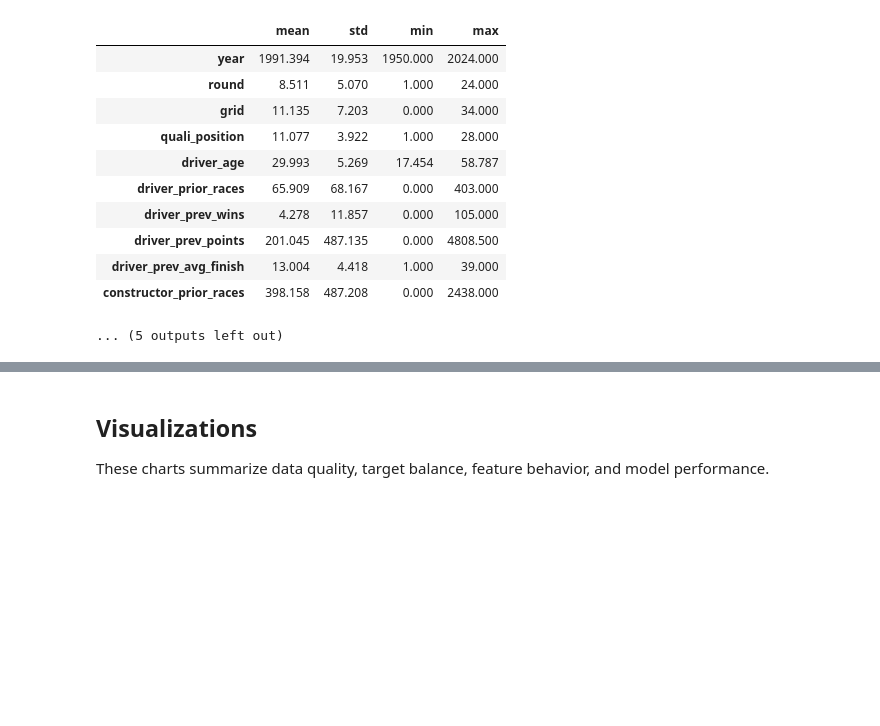
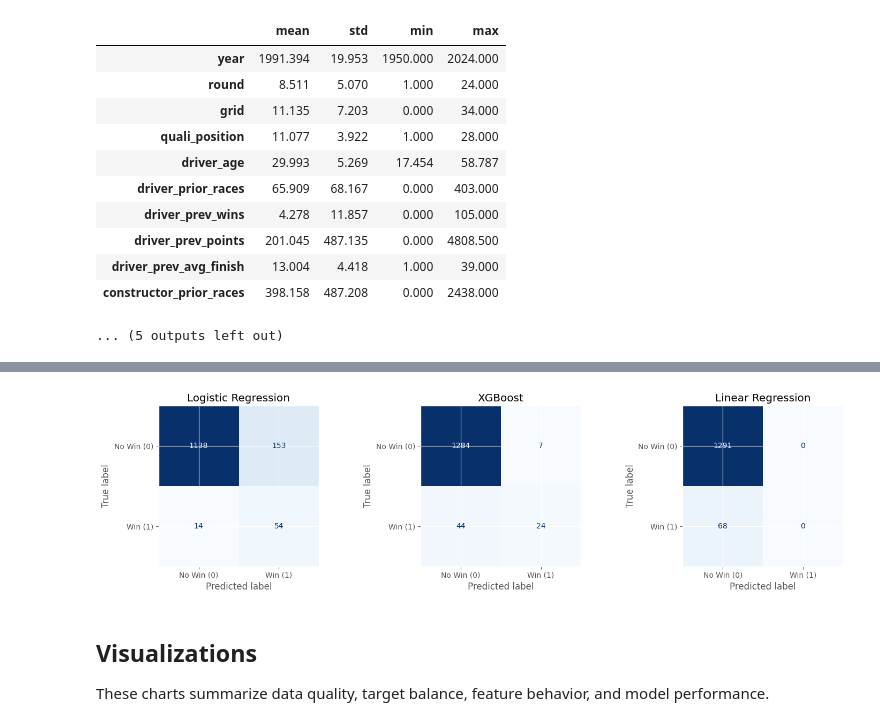
Before and after one commit to Kartikssethi/ML-Miniproject, a Jupyter notebook: race_outcome_model.ipynb, the cells around one changed output, grey strips where cells are left out. Drawn from its saved outputs; the diff is of its cells as text; code cells hidden in the pictures; blank space fills up the shorter version.

Commit message:
added confusing matrix

```diff
--- a/race_outcome_model.ipynb
+++ b/race_outcome_model.ipynb
@@ -589,3 +591,89 @@ Numeric summary (sample):
 | driver_prev_avg_finish | 13.004 | 4.418 | 1.000 | 39.000 |
 | constructor_prior_races | 398.158 | 487.208 | 0.000 | 2438.000 |
 ... (5 outputs left out)
+# %%
+from sklearn.metrics import ConfusionMatrixDisplay, confusion_matrix
+
+if "clean_df" not in globals():
+    raise RuntimeError("Run the training/data-prep cells first so 'clean_df' exists.")
+
+if "plt" not in globals():
+    import matplotlib.pyplot as plt
+
+train_df, test_df = time_split(clean_df)
+
+target_col = "win"
+drop_cols = [target_col, "driverId_code", "constructorId_code", "circuitId_code"]
+
+x_train = train_df.drop(columns=[c for c in drop_cols if c in train_df.columns])
+x_test = test_df.drop(columns=[c for c in drop_cols if c in test_df.columns])
+y_train = train_df[target_col].astype(int)
+y_test = test_df[target_col].astype(int)
+
+numeric_features = [
+    "year", "round", "grid", "quali_position", "driver_age",
+    "driver_prior_races", "driver_prev_wins", "driver_prev_points",
+    "driver_prev_avg_finish", "constructor_prior_races",
+    "constructor_prev_wins", "constructor_prev_points",
+    "constructor_prev_avg_finish", "driver_elo_pre", "constructor_elo_pre",
+]
+categorical_features = ["driverId", "constructorId", "circuitId"]
+
+def make_preprocessor():
+    return ColumnTransformer(
+        transformers=[
+            ("num", StandardScaler(), numeric_features),
+            ("cat", OneHotEncoder(handle_unknown="ignore"), categorical_features),
+        ]
+    )
+
+models = {
+    "Logistic Regression": Pipeline(
+        steps=[
+            ("preprocessor", make_preprocessor()),
+            ("model", LogisticRegression(max_iter=2000, class_weight="balanced")),
+        ]
+    ),
+    "XGBoost": Pipeline(
+        steps=[
+            ("preprocessor", make_preprocessor()),
+            ("model", XGBClassifier(
+                n_estimators=300,
+                learning_rate=0.05,
+                max_depth=6,
+                subsample=0.9,
+                colsample_bytree=0.9,
+                eval_metric="logloss",
+                random_state=42,
+            )),
+        ]
+    ),
+    "Linear Regression": Pipeline(
+        steps=[
+            ("preprocessor", make_preprocessor()),
+            ("model", LinearRegression()),
+        ]
+    ),
+}
+
+fig, axes = plt.subplots(1, 3, figsize=(15, 4))
+for ax, (name, model) in zip(axes, models.items()):
+    model.fit(x_train, y_train)
+
+    if name == "Linear Regression":
+        y_score = np.clip(model.predict(x_test), 0.0, 1.0)
+        y_pred = (y_score >= 0.5).astype(int)
+    else:
+        y_pred = (model.predict_proba(x_test)[:, 1] >= 0.5).astype(int)
+
+    cm = confusion_matrix(y_test, y_pred, labels=[0, 1])
+    ConfusionMatrixDisplay(
+        confusion_matrix=cm,
+        display_labels=["No Win (0)", "Win (1)"]
+    ).plot(ax=ax, cmap="Blues", colorbar=False)
+    ax.set_title(name)
+    print(f"{name}\n{cm}\n")
+
+plt.tight_layout()
+plt.show()
+# %% [output]
@@ -592,3 +691,4 @@ Numeric summary (sample):
+[figure, added]
 # %% [markdown]
 ## Visualizations
 These charts summarize data quality, target balance, feature behavior, and model performance.
```
Also changed, not shown: parts of 2 cells of this notebook.
